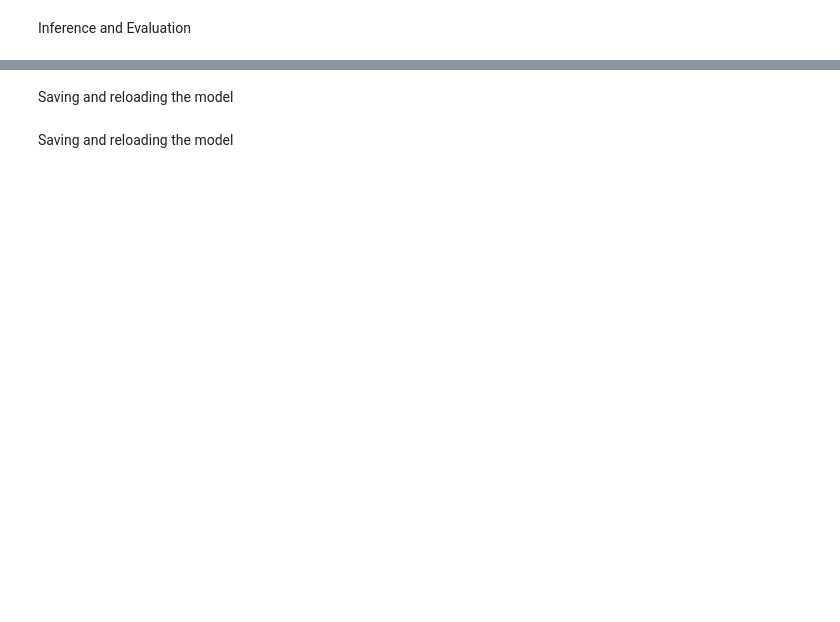
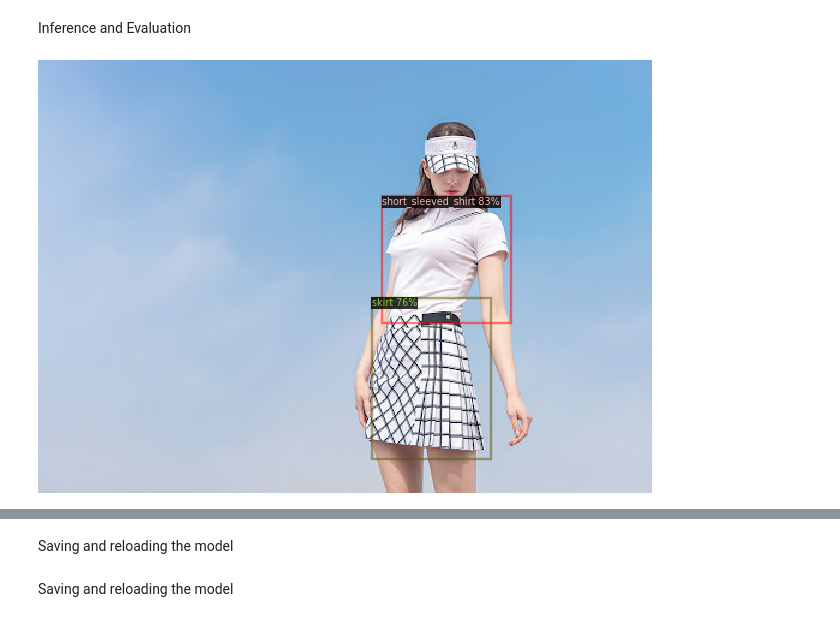
Before and after one commit to JSJeong-me/deepfashion2-, a Jupyter notebook: deepfashion-0.ipynb, the cells around one changed output, grey strips where cells are left out. Saved outputs shown, nothing was run; the diff lists cells and outputs as text; code cells hidden in the pictures; blank space fills up the shorter version.

```diff
--- a/deepfashion-0.ipynb
+++ b/deepfashion-0.ipynb
@@ -282,9 +222,11 @@ predictor = DefaultPredictor(cfg)
 !wget https://img-lcwaikiki.mncdn.com/mnresize/1024/-//productimages/20201/1/3945185/l_20201-0sg016z8-cs8_a.jpg -O /content/example.jpg
 # %%
 from detectron2.utils.visualizer import ColorMode
-im = cv2.imread("/content/example.jpg")
+im = cv2.imread("/content/golfwear1.jpg")
 outputs = predictor(im)
 # We can use `Visualizer` to draw the predictions on the image.
 v = Visualizer(im[:, :, ::-1], MetadataCatalog.get(cfg.DATASETS.TRAIN[0]), scale=1.2)
 v = v.draw_instance_predictions(outputs["instances"].to("cpu"))
 cv2_imshow(v.get_image()[:, :, ::-1])
+# %% [output]
+[figure, added]
```
Also changed, not shown: parts of 3 cells of this notebook.
